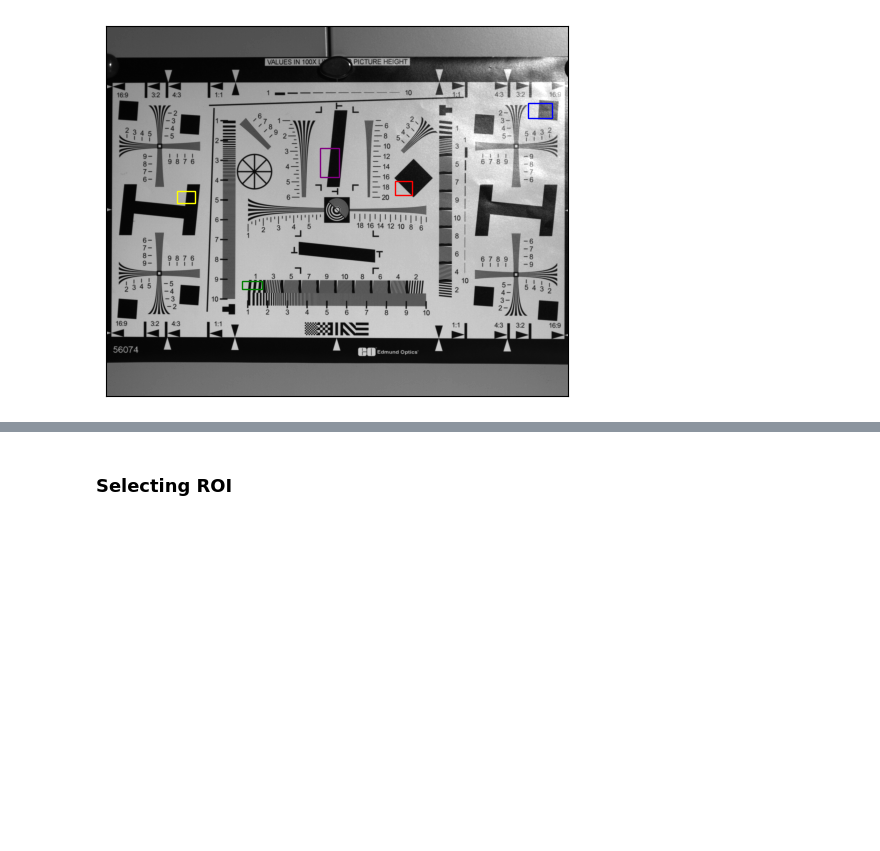
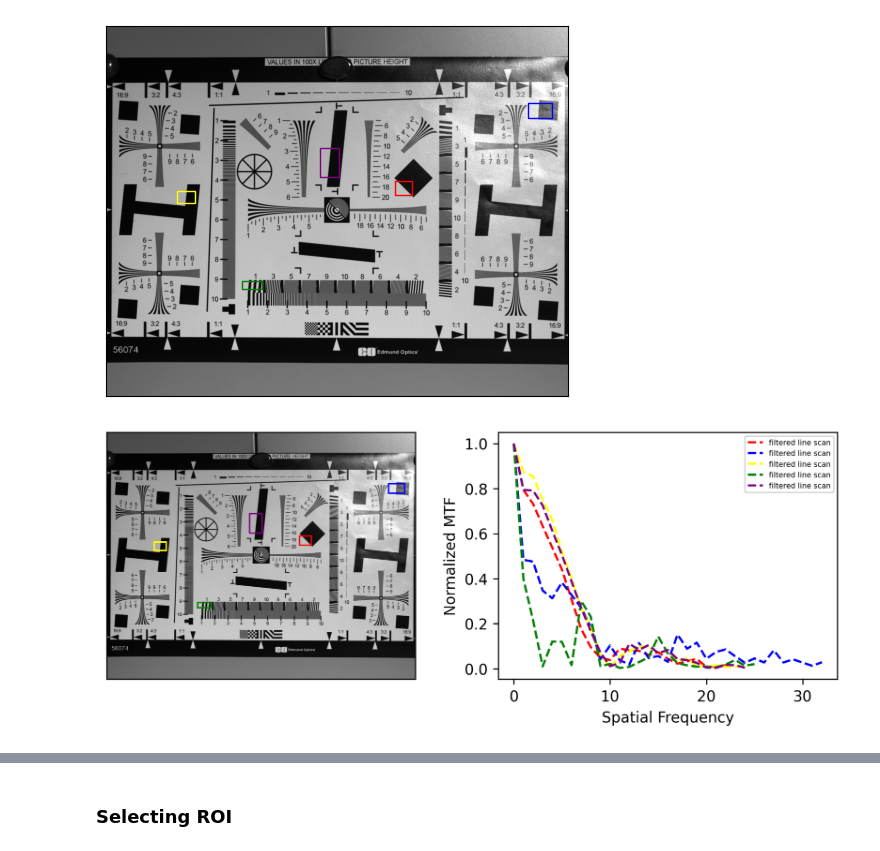
Before and after one commit to kennethmleo/Physics301-Optical-Payload-Characterization, a Jupyter notebook: Activity 02 - Contrast and Modulation Transfer Function/Activity 02_Constant_MTF.ipynb, the cells around one changed output, grey strips where cells are left out. Cells and saved outputs as stored; diff of their text form; code cells hidden in the pictures; blank space fills up the shorter version.

```diff
--- a/Activity 02 - Contrast and Modulation Transfer Function/Activity 02_Constant_MTF.ipynb
+++ b/Activity 02 - Contrast and Modulation Transfer Function/Activity 02_Constant_MTF.ipynb
@@ -25,4 +25,57 @@ plt.savefig('image_w_ROI.png', dpi = 300, bbox_inches = 'tight')
 plt.show()
 # %% [output]
 [figure]
+# %%
+plt.figure(figsize = (6*1.5, 3), dpi = 300, facecolor = None)
+colors = ['red', 'blue', 'yellow', 'green', 'purple']
+plt.subplot(121)
+plt.imshow(image, cmap = 'gray')
+for i in roi_bounds.index:
+    plt.gca().add_patch(patches.Rectangle((roi_bounds.iloc[i][0],roi_bounds.iloc[i][1]),
+                                          roi_bounds.iloc[i][2],roi_bounds.iloc[i][3],
+                                          linewidth=1,edgecolor=colors[i],facecolor='none'))
+plt.xticks([])
+plt.yticks([])
+plt.savefig('image_w_ROI.png', dpi = 300, bbox_inches = 'tight')
+
+plt.subplot(122)
+for i in roi_bounds.index:
+    ROI = image[int(roi_bounds.iloc[i][1]):int(roi_bounds.iloc[i][1] + roi_bounds.iloc[i][3]),
+                int(roi_bounds.iloc[i][0]):int(roi_bounds.iloc[i][0] + roi_bounds.iloc[i][2])]
+
+
+    MTF_values = []
+    MTF_filtered_values = []
+    for j in range(len(ROI)):
+        ESF = ROI[i]
+        ESF_filtered = savgol_filter(ESF, 5, 1)
+
+        LSF = np.abs(np.diff(ESF))
+        LSF_filtered = np.abs(np.diff(ESF_filtered))
+
+        MTF = np.abs(np.fft.fft(LSF))
+        MTF = MTF[:]/np.max(MTF)
+        MTF = MTF[:len(MTF)//2]
+
+        MTF_values.append(MTF)
+
+        MTF_filtered = np.abs(np.fft.fft(LSF_filtered))
+        MTF_filtered = MTF_filtered[:]/np.max(MTF_filtered)
+        MTF_filtered = MTF_filtered[:len(MTF_filtered)//2]
+
+        MTF_filtered_values.append(MTF_filtered)
+
+    MTF_values = np.array(MTF_values)
+    MTF_values_median = np.percentile(MTF_values, 50, axis=0)
+
+    MTF_filtered_values = np.array(MTF_filtered_values)
+    MTF_filtered_values_median = np.percentile(MTF_filtered_values, 50, axis=0)
+
+    plt.plot(np.arange(0, len(MTF_filtered_values_median)), MTF_filtered_values_median, color = colors[i], linestyle = 'dashed', label = 'filtered line scan')
+    plt.ylabel('Normalized MTF')
+    plt.xlabel('Spatial Frequency')
+    plt.legend(fontsize = 5)
+plt.show()
+# %% [output]
+[figure, added]
 # %%
```
Also changed, not shown: parts of 1 cell of this notebook, 1 other file.
